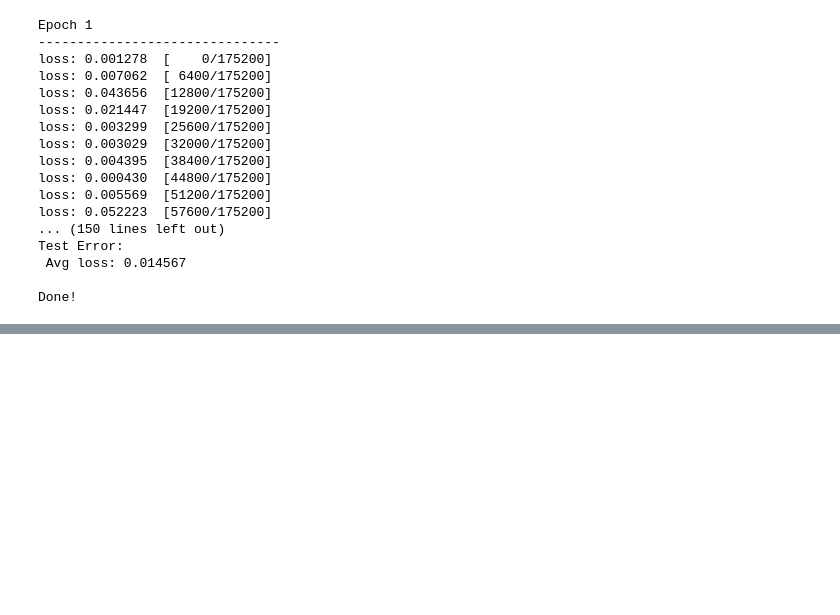
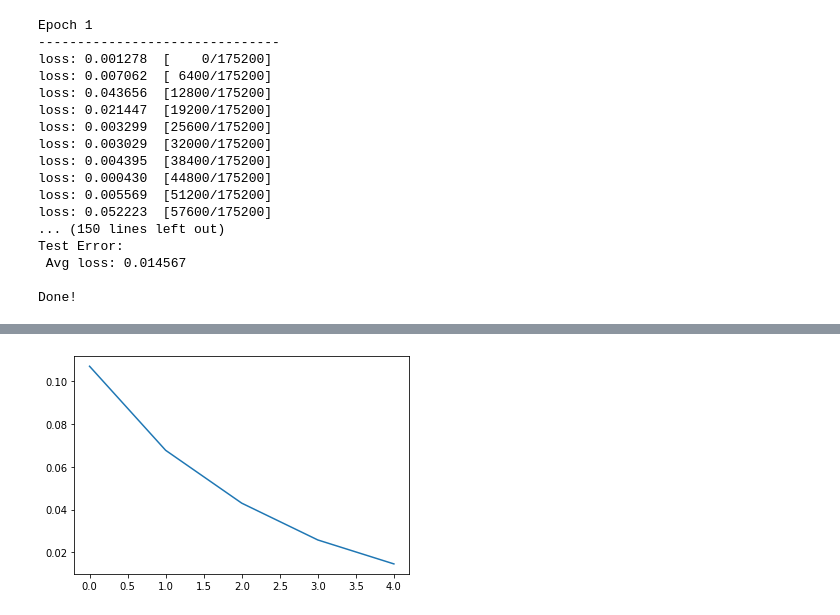
Before and after one commit to ahhuang007/wallstreetbets, a Jupyter notebook: colab_wsb.ipynb, the cells around one changed output, grey strips where cells are left out. Saved outputs shown, nothing was run; the diff lists cells and outputs as text; code cells hidden in the pictures; blank space fills up the shorter version.

```diff
--- a/colab_wsb.ipynb
+++ b/colab_wsb.ipynb
@@ -293,0 +301,6 @@ torch.save(model.state_dict(), "nn_stuff/models/model_0.pth")
+# %%
+fig = plt.figure()
+plt.plot(test_accs)
+plt.show()
+# %% [output]
+[figure, added]
```
Also changed, not shown: parts of 8 cells of this notebook.
